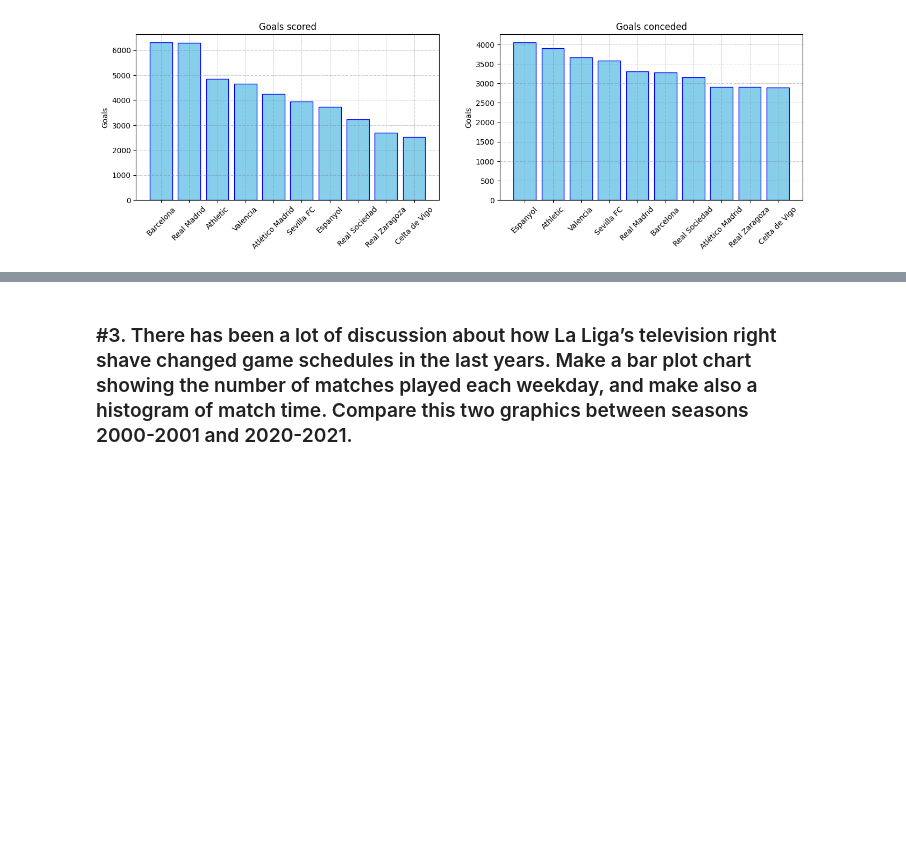
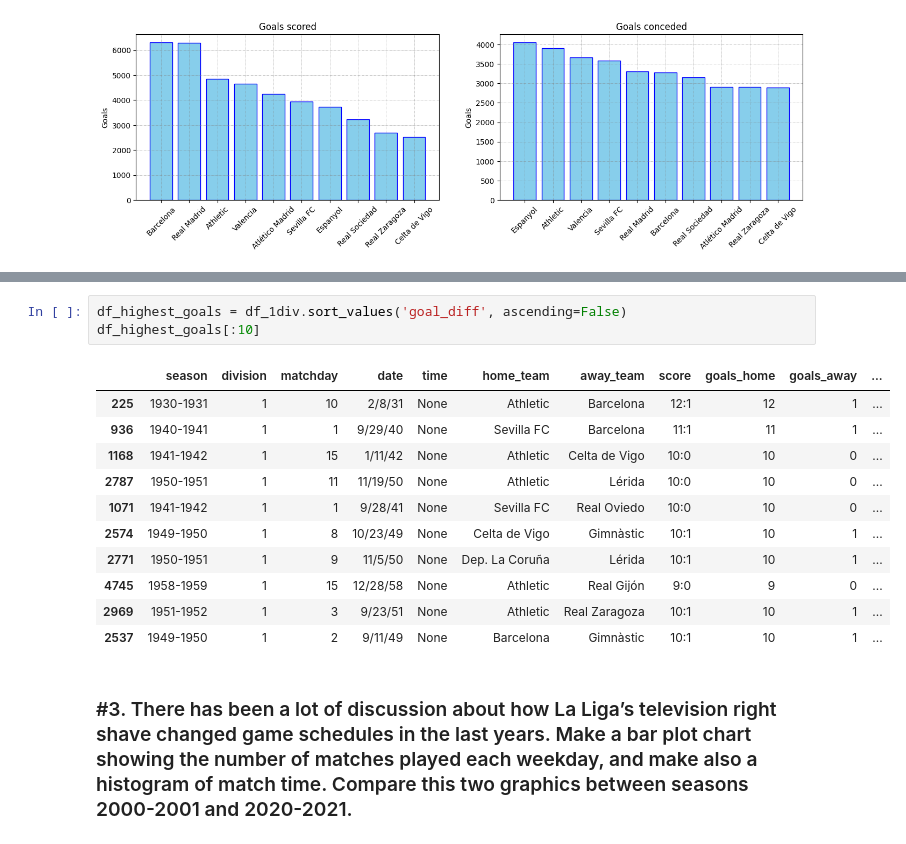
Before and after one commit to MellacE98/LaQuinielaUAB, a Jupyter notebook: LaLigaDataAnalysis.ipynb, the cells around one changed output, grey strips where cells are left out. Cells and saved outputs as stored; diff of their text form; blank space fills up the shorter version.

```diff
--- a/LaLigaDataAnalysis.ipynb
+++ b/LaLigaDataAnalysis.ipynb
@@ -139,3 +139,18 @@ plt.show()
+# %%
+df_highest_goals = df_1div.sort_values('goal_diff', ascending=False)
+df_highest_goals[:10]
+# %% [output]
+|  | season | division | matchday | date | time | home_team | away_team | score | goals_home | goals_away | ... |
+| 225 | 1930-1931 | 1 | 10 | 2/8/31 | None | Athletic | Barcelona | 12:1 | 12 | 1 | ... |
+| 936 | 1940-1941 | 1 | 1 | 9/29/40 | None | Sevilla FC | Barcelona | 11:1 | 11 | 1 | ... |
+| 1168 | 1941-1942 | 1 | 15 | 1/11/42 | None | Athletic | Celta de Vigo | 10:0 | 10 | 0 | ... |
+| 2787 | 1950-1951 | 1 | 11 | 11/19/50 | None | Athletic | Lérida | 10:0 | 10 | 0 | ... |
+| 1071 | 1941-1942 | 1 | 1 | 9/28/41 | None | Sevilla FC | Real Oviedo | 10:0 | 10 | 0 | ... |
+| 2574 | 1949-1950 | 1 | 8 | 10/23/49 | None | Celta de Vigo | Gimnàstic | 10:1 | 10 | 1 | ... |
+| 2771 | 1950-1951 | 1 | 9 | 11/5/50 | None | Dep. La Coruña | Lérida | 10:1 | 10 | 1 | ... |
+| 4745 | 1958-1959 | 1 | 15 | 12/28/58 | None | Athletic | Real Gijón | 9:0 | 9 | 0 | ... |
+| 2969 | 1951-1952 | 1 | 3 | 9/23/51 | None | Athletic | Real Zaragoza | 10:1 | 10 | 1 | ... |
+| 2537 | 1949-1950 | 1 | 2 | 9/11/49 | None | Barcelona | Gimnàstic | 10:1 | 10 | 1 | ... |
 # %% [markdown]
 ### #3. There has been a lot of discussion about how La Liga’s television right shave changed game schedules in the last years. Make a bar plot chart showing the number of matches played each weekday, and make also a histogram of match time. Compare this two graphics between seasons 2000-2001 and 2020-2021.
 # %%
```
Also changed, not shown: parts of 6 cells of this notebook.
